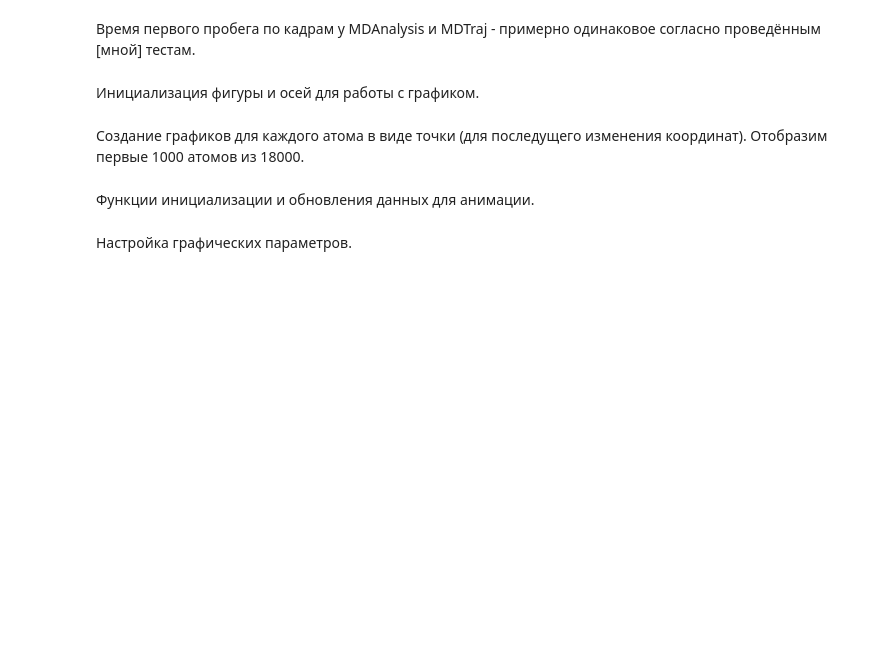
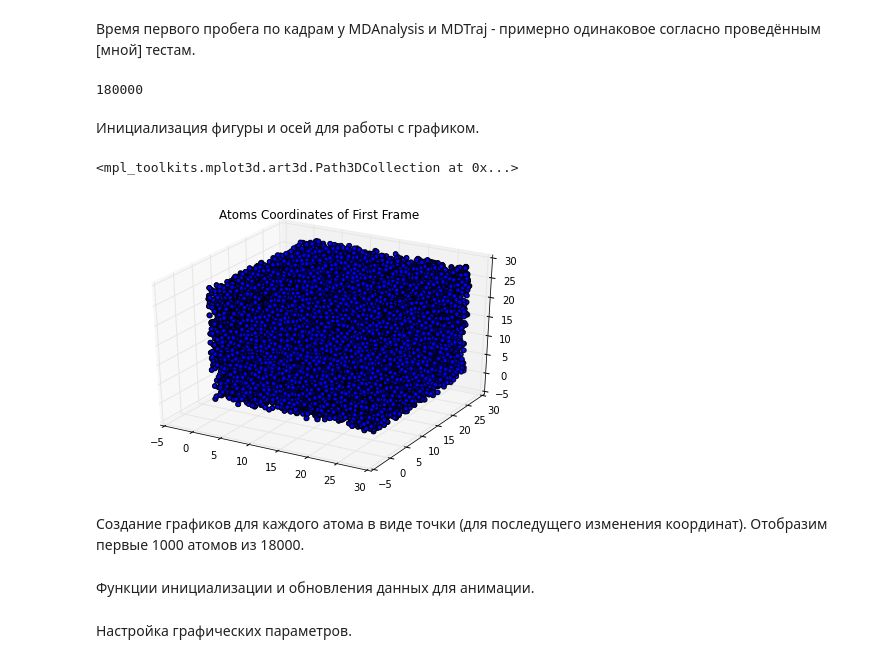
Before and after one commit to AndrewML/molecular-bindings-modelling, a Jupyter notebook: Atoms_Animation.ipynb, the cells around one changed output. Drawn from its saved outputs; the diff is of its cells as text; code cells hidden in the pictures; blank space fills up the shorter version.

```diff
--- a/Atoms_Animation.ipynb
+++ b/Atoms_Animation.ipynb
@@ -40,6 +39,9 @@ OSError: The file 'traj_120bar_640K.xtc' doesn't exist
 Время первого пробега по кадрам у MDAnalysis и MDTraj - примерно одинаковое согласно проведённым [мной] тестам.
 # %%
 xtc.seek(0) # возвращение к первому кадру
-len(xtc.read(1)[0][0]) # количество атомов
+xyz = xtc.read(1)[0][0]
+len(xyz) # количество атомов
+# %% [output]
+180000
 # %% [markdown]
 Инициализация фигуры и осей для работы с графиком.
@@ -49,3 +50,12 @@ ax = p3.Axes3D(fig)
+# %%
+fig = plt.figure()
+ax = p3.Axes3D(fig)
+
+ax.set_title("Atoms Coordinates of First Frame")
+(lambda c: ax.scatter3D(c[0],c[1],c[2]))(np.transpose(xyz))
+# %% [output]
+<mpl_toolkits.mplot3d.art3d.Path3DCollection at 0x...>
+[figure, added]
 # %% [markdown]
 Создание графиков для каждого атома в виде точки (для последущего изменения координат).
 Отобразим первые 1000 атомов из 18000.
```
Also changed, not shown: parts of 16 cells of this notebook, 9 other files.
